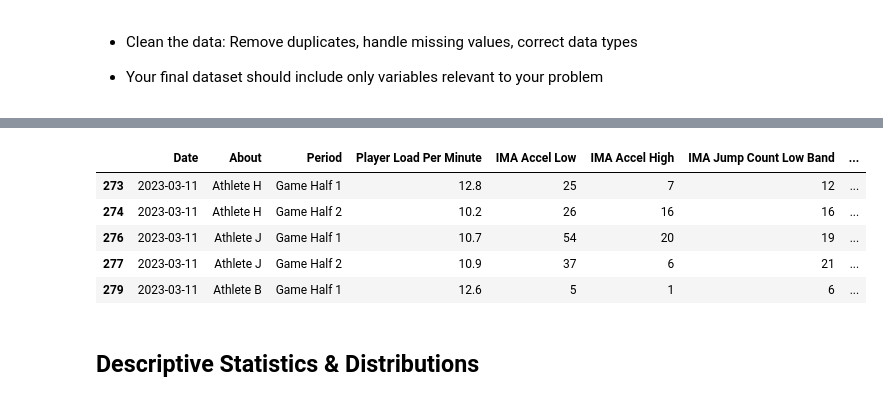
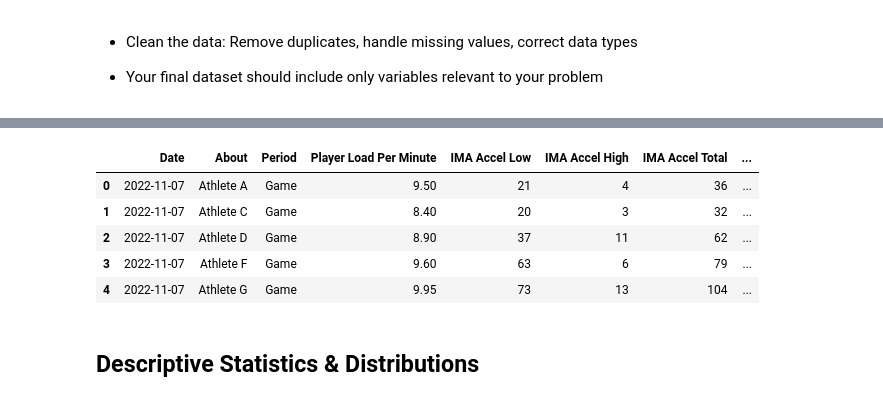
Before and after one commit to mgh2xx/FinalProject, a Jupyter notebook: assignments/EDA.ipynb, the cells around one changed output, grey strips where cells are left out. Cells and saved outputs as stored; diff of their text form; code cells hidden in the pictures.

```diff
--- a/assignments/EDA.ipynb
+++ b/assignments/EDA.ipynb
@@ -48,5 +48,12 @@ warnings.simplefilter(action = "ignore", category = UserWarning)
 # Converting date column to datetime
 data["Date"] = pd.to_datetime(data["Date"])
 
+# List of Variables Relevant to our Project
+columns_of_interest = ["Date", "About", "Period", "Player Load Per Minute", "IMA Accel Low", "IMA Accel High", "IMA Accel Total", "IMA Jump Count Low Band", "IMA Jump Count Med Band", "IMA Jump Count High Band", "Season"]
+
+# Filtering data frame to include only relevant variables
+data = data[columns_of_interest]
+
+# Showing first row
 data.head(1)
 # %% [output]
@@ -74,0 +90,31 @@ games.head()
+# %%
+# Number of halves by player by date. This will be used to filter out games where the player played only  1 half
+half_counts = games.groupby(['Date', 'About', 'Season'])['Period'].count().reset_index(name = 'Half Count')
+
+# Adding half_counts to the games df
+games = games.merge(half_counts, on = ['Date', 'About', 'Season'])
+
+# Filtering out games that don't have 2 halves played by the player
+full_games = games[games['Half Count'] == 2]
+
+# Aggregating the values
+games_agg = full_games.groupby(['Date', 'About', 'Season'], as_index=False).agg(
+    {
+    'Player Load Per Minute': 'mean',
+    'IMA Accel Low': 'sum',
+    'IMA Accel High': 'sum',
+    'IMA Accel Total' : 'sum',
+    'IMA Jump Count Low Band' : 'sum',
+    'IMA Jump Count Med Band' : 'sum',
+    'IMA Jump Count High Band' : 'sum',
+    })
+
+# Putting Period label back in to match scrims data frame when merged
+games_agg['Period'] = 'Game'
+
+# Re-ordering columns
+columns = ['Date', 'About', 'Period', 'Player Load Per Minute', 'IMA Accel Low', 'IMA Accel High', 'IMA Accel Total', 'IMA Jump Count Low Band', 'IMA Jump Count Med Band', 'IMA Jump Count High Band', 'Season']
+games_agg = games_agg[columns]
+
+# Showing First 5 rows of df
+games_agg.head()
@@ -89,13 +142,13 @@ scrims.head()
 # %%
-data = pd.concat([games, scrims], axis = 0)
+data = pd.concat([games_agg, scrims], axis = 0)
 data.head()
 # %% [output]
-|  | Date | About | Period | Player Load Per Minute | IMA Accel Low | IMA Accel High | IMA Jump Count Low Band | ... |
-| 273 | 2023-03-11 | Athlete H | Game Half 1 | 12.8 | 25 | 7 | 12 | ... |
-| 274 | 2023-03-11 | Athlete H | Game Half 2 | 10.2 | 26 | 16 | 16 | ... |
-| 276 | 2023-03-11 | Athlete J | Game Half 1 | 10.7 | 54 | 20 | 19 | ... |
-| 277 | 2023-03-11 | Athlete J | Game Half 2 | 10.9 | 37 | 6 | 21 | ... |
-| 279 | 2023-03-11 | Athlete B | Game Half 1 | 12.6 | 5 | 1 | 6 | ... |
+|  | Date | About | Period | Player Load Per Minute | IMA Accel Low | IMA Accel High | IMA Accel Total | ... |
+| 0 | 2022-11-07 | Athlete A | Game | 9.50 | 21 | 4 | 36 | ... |
+| 1 | 2022-11-07 | Athlete C | Game | 8.40 | 20 | 3 | 32 | ... |
+| 2 | 2022-11-07 | Athlete D | Game | 8.90 | 37 | 11 | 62 | ... |
+| 3 | 2022-11-07 | Athlete F | Game | 9.60 | 63 | 6 | 79 | ... |
+| 4 | 2022-11-07 | Athlete G | Game | 9.95 | 73 | 13 | 104 | ... |
 # %% [markdown]
 ## Descriptive Statistics & Distributions
 # %% [markdown]
```
Also changed, not shown: parts of 8 cells of this notebook.
